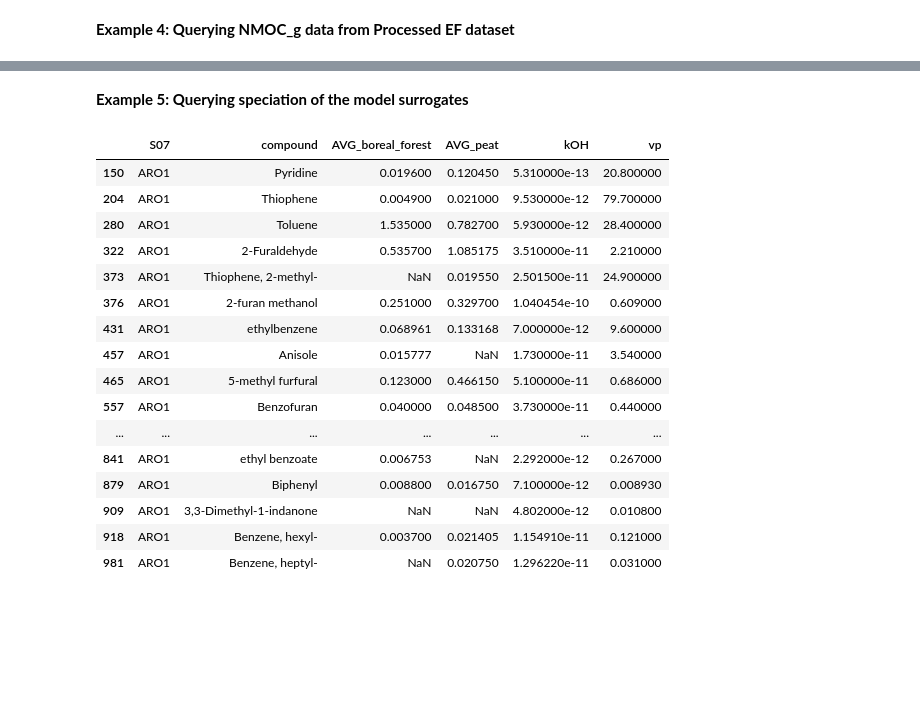
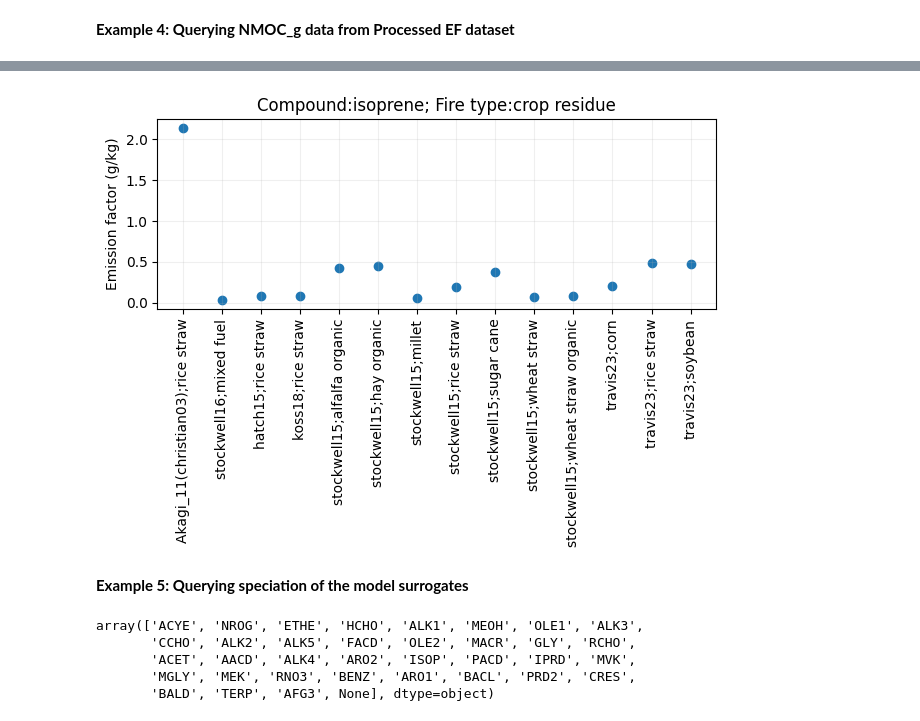
Before and after one commit to NEIVA-BB-Emissions-Inventory/NEIVAv1.0, a Jupyter notebook: Query_examples.ipynb, the cells around one changed output, grey strips where cells are left out. Cells and saved outputs as stored; diff of their text form; code cells hidden in the pictures; blank space fills up the shorter version.

```diff
--- a/Query_examples.ipynb
+++ b/Query_examples.ipynb
@@ -279,2 +310,6 @@ plt.tight_layout()
+# %%
+plot_ef('isoprene','crop residue', 'integrated ef' )
+# %% [output]
+[figure, added]
 # %% [markdown]
 **Example 5: Querying speciation of the model surrogates**
@@ -292,21 +316,8 @@ nmog=nmog.merge(prdf[prdf.columns[3:]], on='id', how='left')
-# %%
-# The Speciation compunds of ARO1 model species
-nmog[['S07','compound','AVG_boreal_forest','AVG_peat','kOH', 'vp']][nmog['S07']=='ARO1']
-# %% [output]
-|  | S07 | compound | AVG_boreal_forest | AVG_peat | kOH | vp |
-| 150 | ARO1 | Pyridine | 0.019600 | 0.120450 | 5.310000e-13 | 20.800000 |
-| 204 | ARO1 | Thiophene | 0.004900 | 0.021000 | 9.530000e-12 | 79.700000 |
-| 280 | ARO1 | Toluene | 1.535000 | 0.782700 | 5.930000e-12 | 28.400000 |
-| 322 | ARO1 | 2-Furaldehyde | 0.535700 | 1.085175 | 3.510000e-11 | 2.210000 |
-| 373 | ARO1 | Thiophene, 2-methyl- | NaN | 0.019550 | 2.501500e-11 | 24.900000 |
-| 376 | ARO1 | 2-furan methanol | 0.251000 | 0.329700 | 1.040454e-10 | 0.609000 |
-| 431 | ARO1 | ethylbenzene | 0.068961 | 0.133168 | 7.000000e-12 | 9.600000 |
-| 457 | ARO1 | Anisole | 0.015777 | NaN | 1.730000e-11 | 3.540000 |
-| 465 | ARO1 | 5-methyl furfural | 0.123000 | 0.466150 | 5.100000e-11 | 0.686000 |
-| 557 | ARO1 | Benzofuran | 0.040000 | 0.048500 | 3.730000e-11 | 0.440000 |
-| ... | ... | ... | ... | ... | ... | ... |
-| 841 | ARO1 | ethyl benzoate | 0.006753 | NaN | 2.292000e-12 | 0.267000 |
-| 879 | ARO1 | Biphenyl | 0.008800 | 0.016750 | 7.100000e-12 | 0.008930 |
-| 909 | ARO1 | 3,3-Dimethyl-1-indanone | NaN | NaN | 4.802000e-12 | 0.010800 |
-| 918 | ARO1 | Benzene, hexyl- | 0.003700 | 0.021405 | 1.154910e-11 | 0.121000 |
-| 981 | ARO1 | Benzene, heptyl- | NaN | 0.020750 | 1.296220e-11 | 0.031000 |
+# %%
+model_surrogates('S07')
+# %% [output]
+array(['ACYE', 'NROG', 'ETHE', 'HCHO', 'ALK1', 'MEOH', 'OLE1', 'ALK3',
+       'CCHO', 'ALK2', 'ALK5', 'FACD', 'OLE2', 'MACR', 'GLY', 'RCHO',
+       'ACET', 'AACD', 'ALK4', 'ARO2', 'ISOP', 'PACD', 'IPRD', 'MVK',
+       'MGLY', 'MEK', 'RNO3', 'BENZ', 'ARO1', 'BACL', 'PRD2', 'CRES',
+       'BALD', 'TERP', 'AFG3', None], dtype=object)
```
Also changed, not shown: parts of 29 cells of this notebook, 21 other files.
